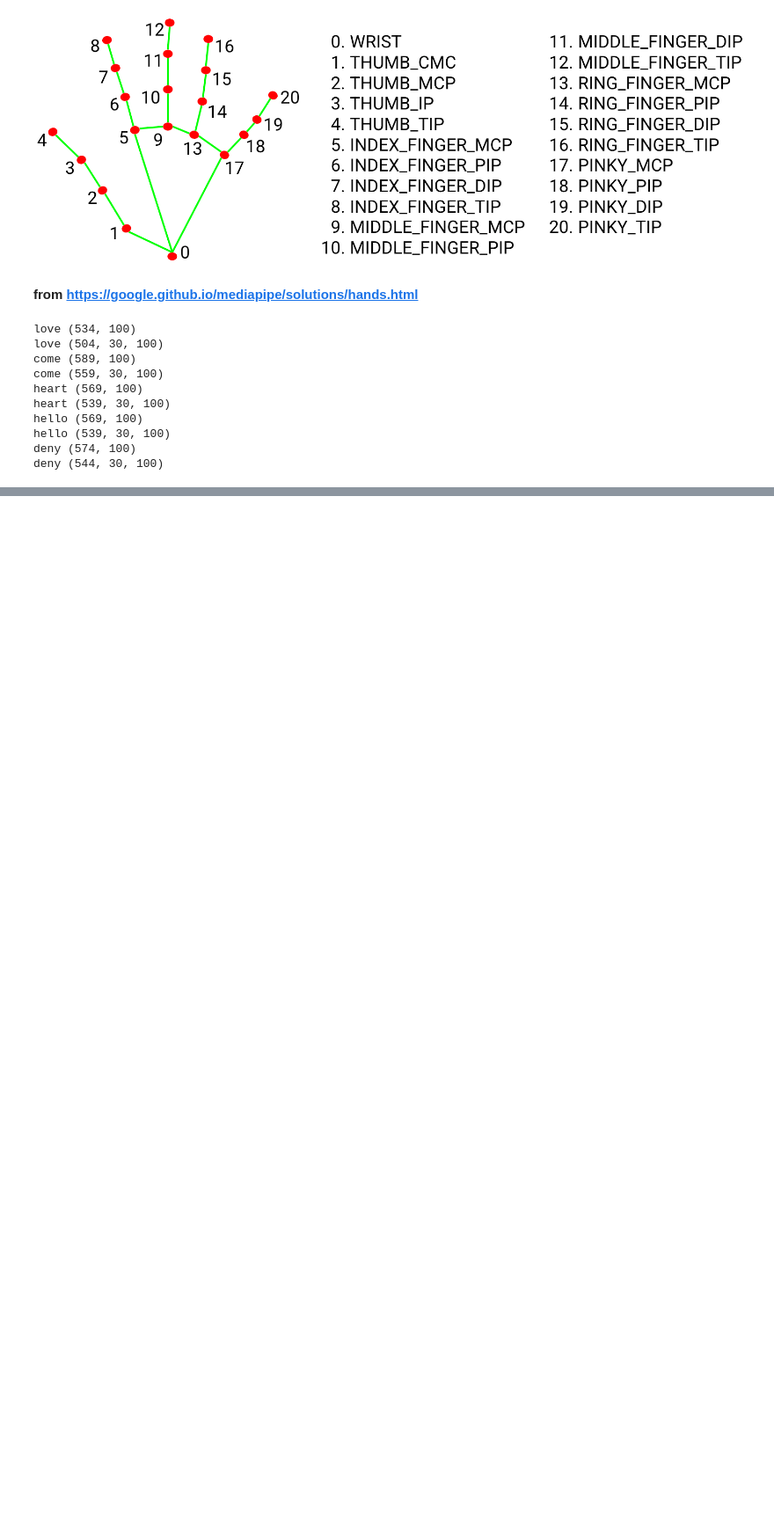
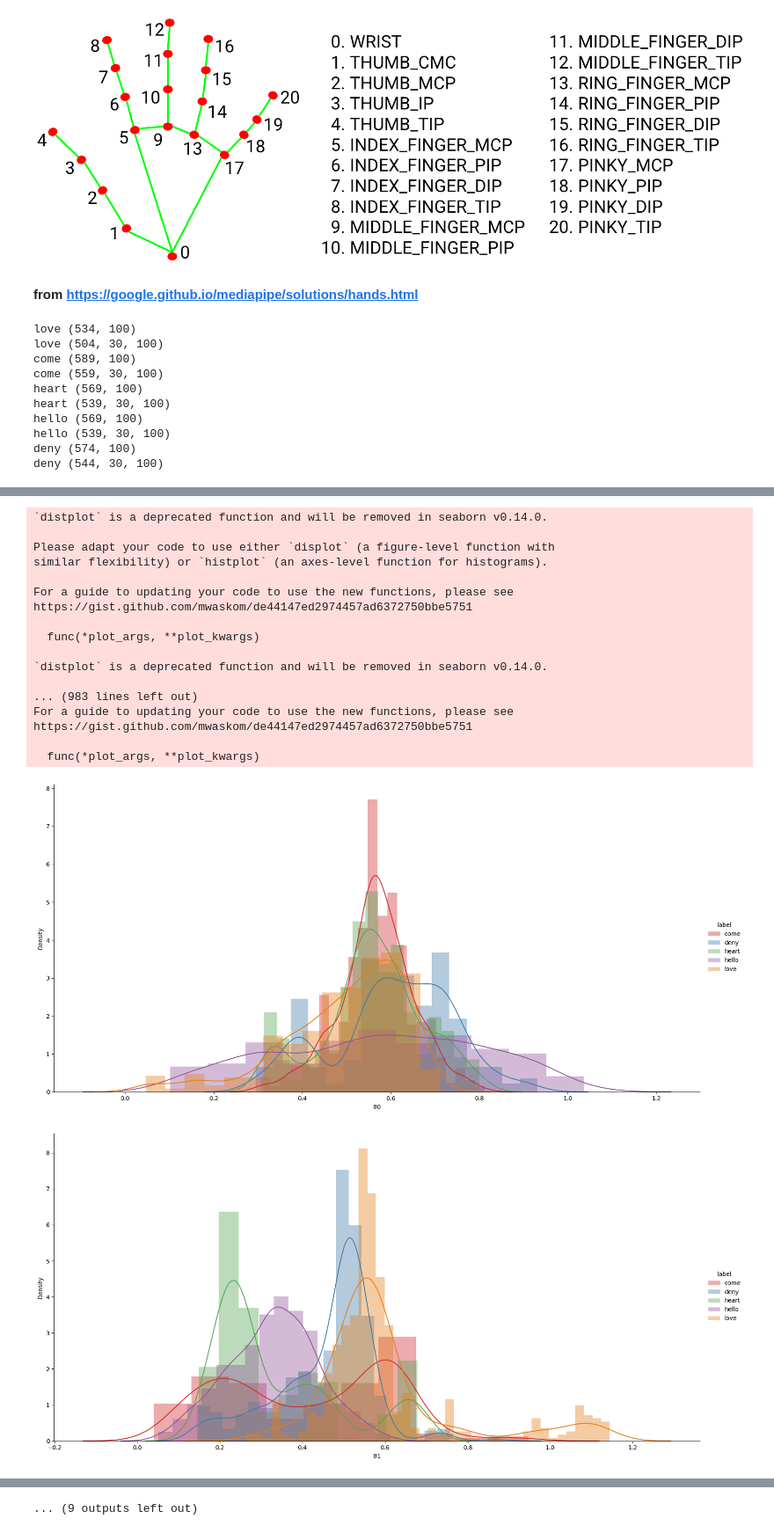
Before and after one commit to DSJosephAhn/hand_recognition, a Jupyter notebook: data_preparation.ipynb, the cells around one changed output, grey strips where cells are left out. Shown at 88% size. Cells and saved outputs as stored; diff of their text form; code cells hidden in the pictures; blank space fills up the shorter version.

```diff
--- a/data_preparation.ipynb
+++ b/data_preparation.ipynb
@@ -107,0 +142,7 @@ deny (544, 30, 100)
+# %%
+collected_dataset= np.concatenate([np.load(os.path.join('dataset', seq_filelist[0])),
+                                  np.load(os.path.join('dataset', seq_filelist[1])),
+                                  np.load(os.path.join('dataset', seq_filelist[2])),
+                                  np.load(os.path.join('dataset', seq_filelist[3])),
+                                  np.load(os.path.join('dataset', seq_filelist[4]))], axis=0)
+collected_dataset
@@ -107,0 +163,5 @@ deny (544, 30, 100)
+# %%
+collected_df= pd.DataFrame()
+for j in range(len(collected_dataset)):
+    collected_df= pd.concat([collected_df, pd.DataFrame(collected_dataset[j]).T], axis=0)
+collected_df
@@ -107,0 +182,10 @@ deny (544, 30, 100)
+# %%
+activities= {
+    0: 'love',
+    1: 'come',
+    2: 'heart',
+    3: 'hello',
+    4: 'deny',
+}
+label= [activities[collected_dataset[a][len(collected_dataset[a])-1]] for a in range(len(collected_dataset))]
+collected_df['label']= label
@@ -107,0 +208,35 @@ deny (544, 30, 100)
+# %%
+def dist_sns(feature):
+    sns.set_palette("Set1", desat=0.80)
+    facetgrid= sns.FacetGrid(collected_df, hue='label', height=8, aspect=2)
+    facetgrid.map(sns.distplot,feature, hist=True).add_legend()
+    # plt.annotate("Stationary Activities", xy=(-0.956,14), xytext=(-0.9, 23), size=20,\
+    #             va='center', ha='left',\
+    #             arrowprops=dict(arrowstyle="simple",connectionstyle="arc3,rad=0.1"))
+
+    # plt.annotate("Moving Activities", xy=(0,3), xytext=(0.2, 9), size=20,\
+    #             va='center', ha='left',\
+    #             arrowprops=dict(arrowstyle="simple",connectionstyle="arc3,rad=0.1"))
+# %%
+for i in range(80, 100):
+    dist_sns(i)
+# %% [output]
+`distplot` is a deprecated function and will be removed in seaborn v0.14.0.
+
+Please adapt your code to use either `displot` (a figure-level function with
+similar flexibility) or `histplot` (an axes-level function for histograms).
+
+For a guide to updating your code to use the new functions, please see
+https://gist.github.com/mwaskom/de44147ed2974457ad6372750bbe5751
+
+  func(*plot_args, **plot_kwargs)
+
+`distplot` is a deprecated function and will be removed in seaborn v0.14.0.
+
+... (983 lines left out)
+For a guide to updating your code to use the new functions, please see
+https://gist.github.com/mwaskom/de44147ed2974457ad6372750bbe5751
+
+  func(*plot_args, **plot_kwargs)
+[figure, added]
+[figure, added]
@@ -107,0 +252 @@ deny (544, 30, 100)
+... (9 outputs left out)
```
Also changed, not shown: parts of 9 cells of this notebook, 53 other files.
